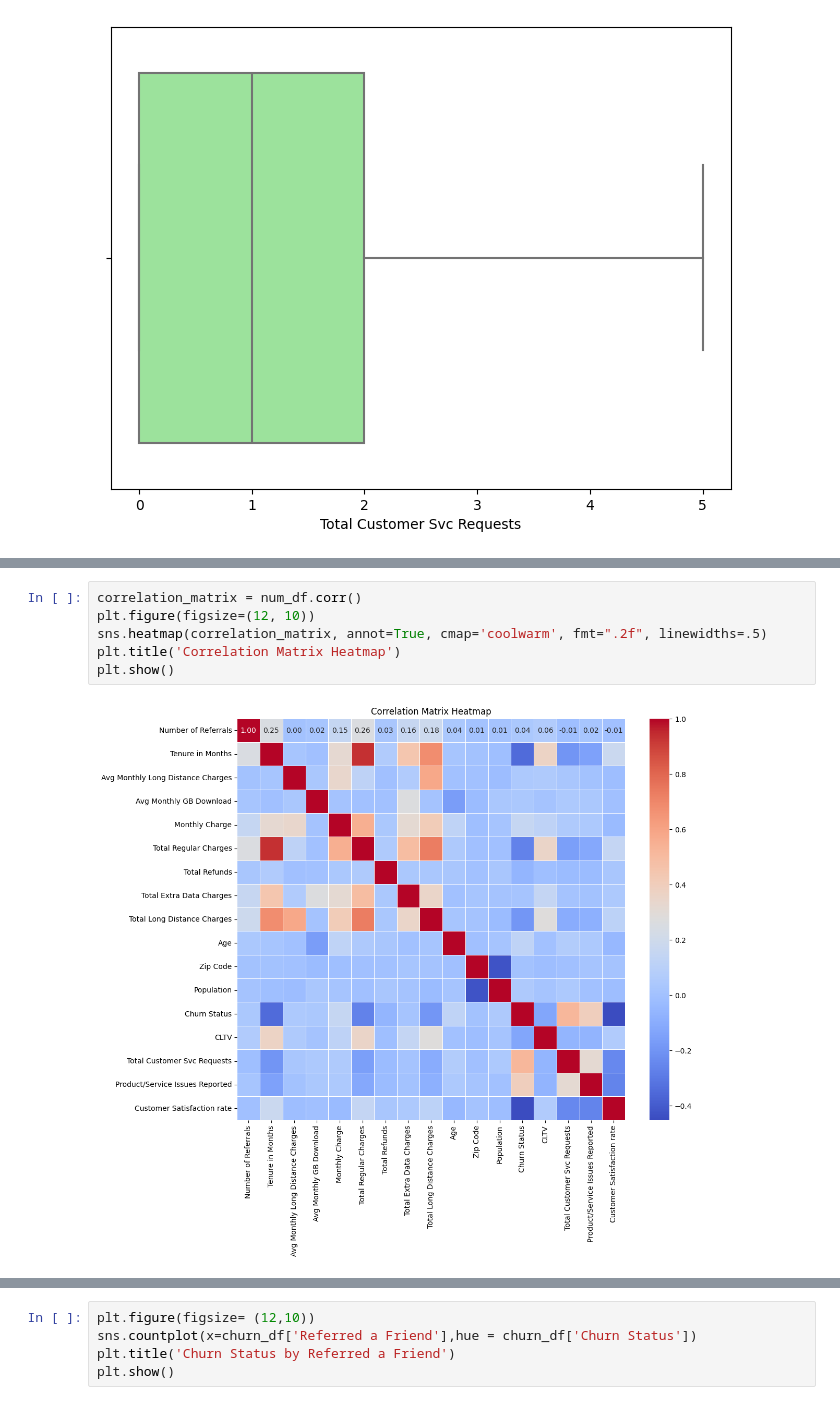
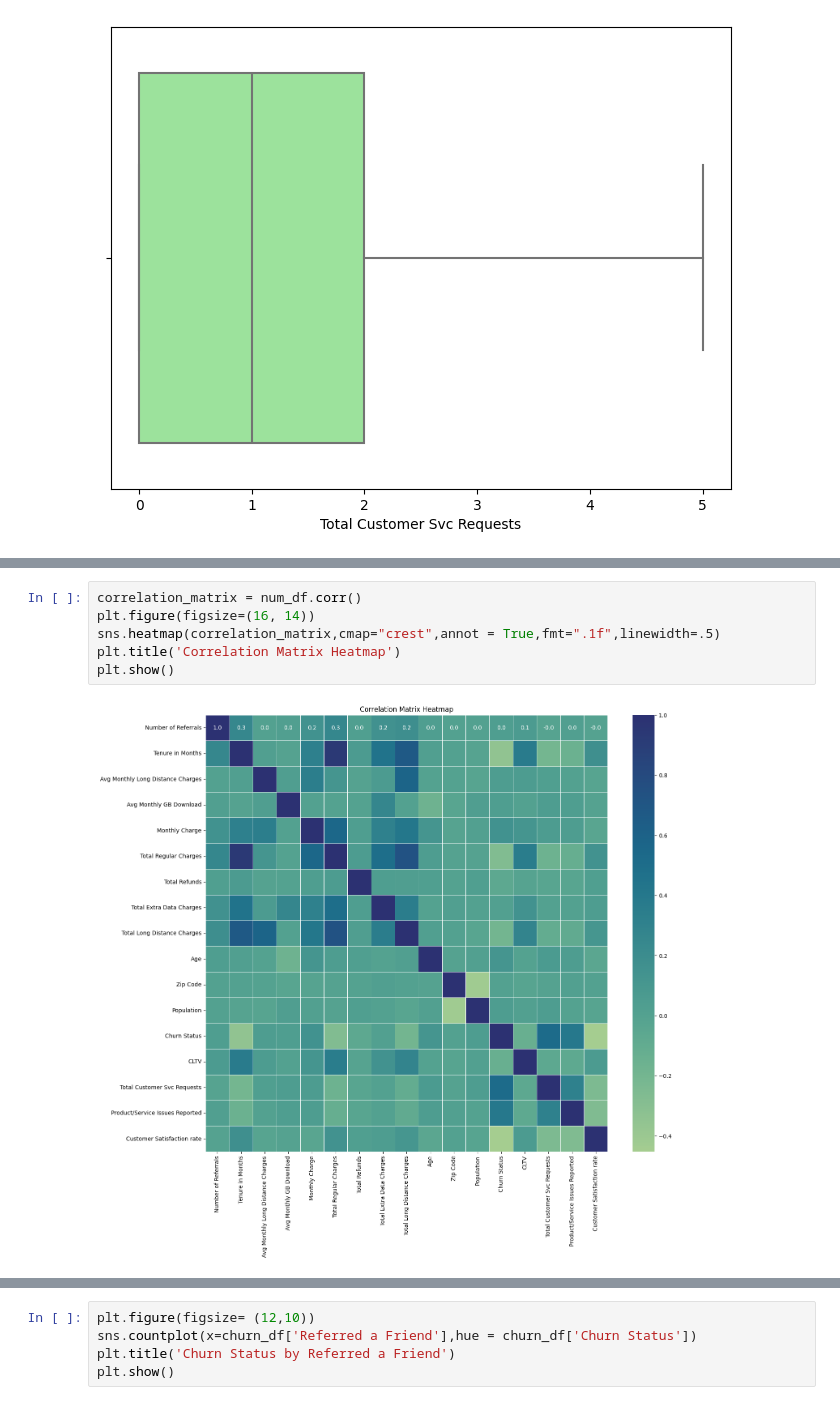
Before and after one commit to ak9989/Customer-Attrition-Analysis, a Jupyter notebook: Customer Attrition Analysis.ipynb, the cells around one changed output, grey strips where cells are left out. Drawn from its saved outputs; the diff is of its cells as text.

```diff
--- a/Customer Attrition Analysis.ipynb
+++ b/Customer Attrition Analysis.ipynb
@@ -428,8 +458,8 @@ print(num_df)
 # %%
 correlation_matrix = num_df.corr()
-plt.figure(figsize=(12, 10))
-sns.heatmap(correlation_matrix, annot=True, cmap='coolwarm', fmt=".2f", linewidths=.5)
+plt.figure(figsize=(16, 14))
+sns.heatmap(correlation_matrix,cmap="crest",annot = True,fmt=".1f",linewidth=.5)
 plt.title('Correlation Matrix Heatmap')
 plt.show()
 # %% [output]
-[figure, old version]
+[figure, new version]
```
Also changed, not shown: parts of 24 cells of this notebook, 1 other file.
